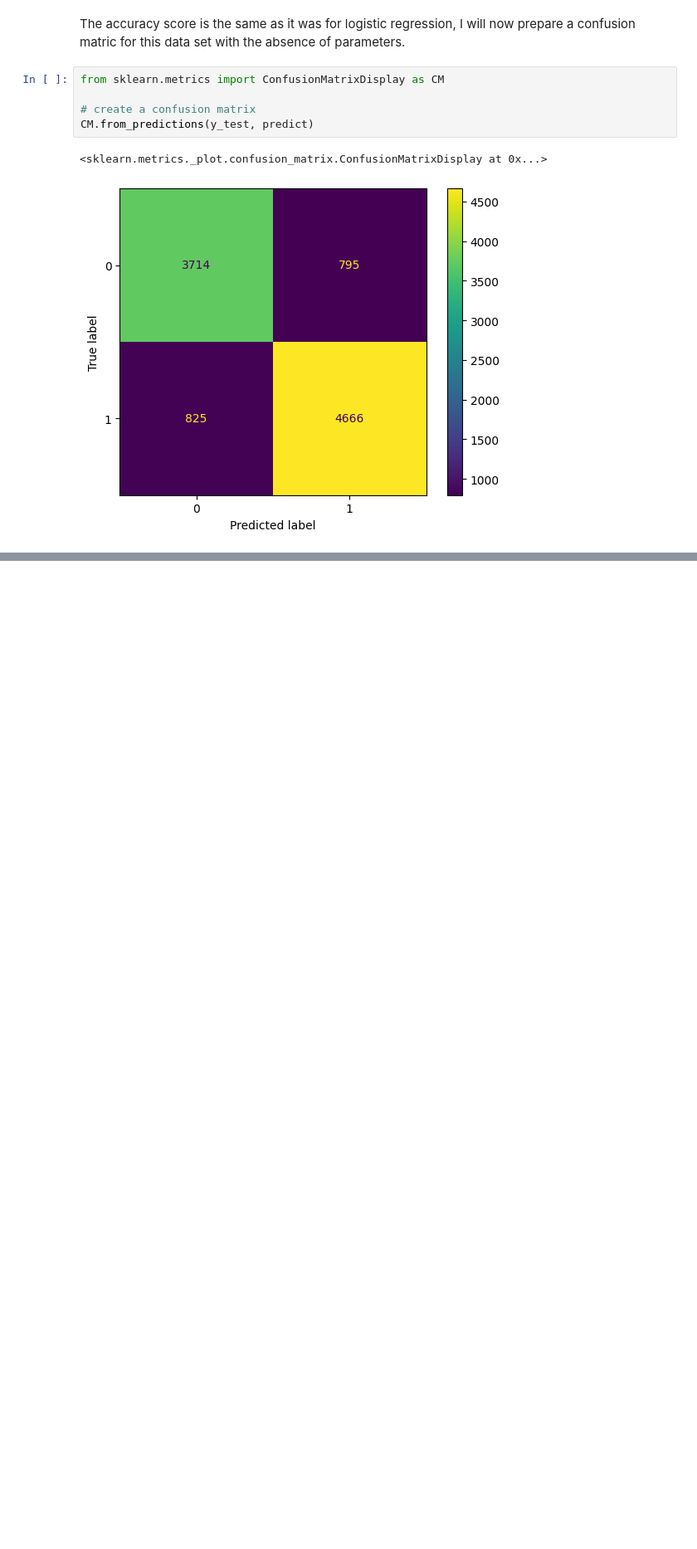
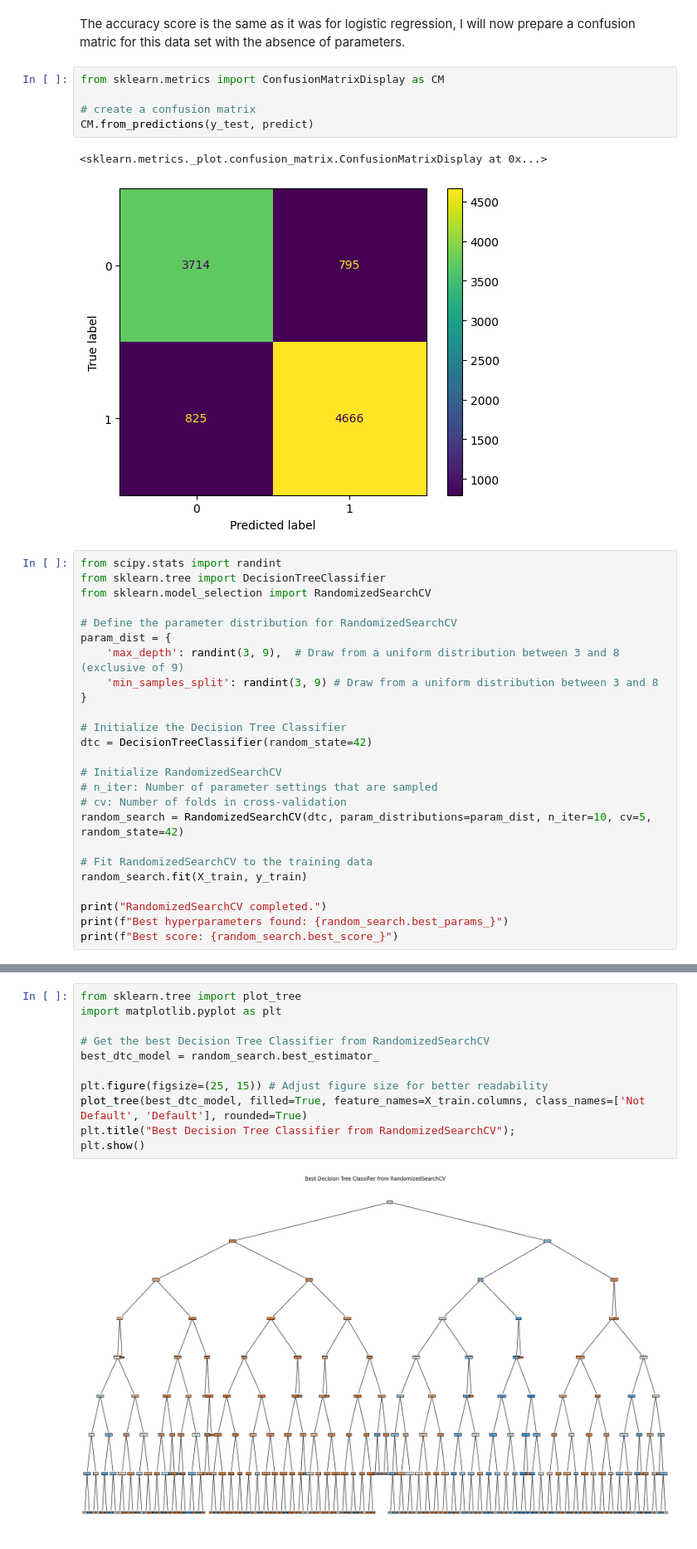
Before and after one commit to u5638928/u5638928-DataScience-GenAI-Submissions, a Jupyter notebook: Machine_learning_practice.ipynb, the cells around one changed output, grey strips where cells are left out. Shown at 83% size. Saved outputs shown, nothing was run; the diff lists cells and outputs as text; blank space fills up the shorter version.

```diff
--- a/Machine_learning_practice.ipynb
+++ b/Machine_learning_practice.ipynb
@@ -230,3 +241,28 @@ CM.from_predictions(y_test, predict)
 # %% [output]
 <sklearn.metrics._plot.confusion_matrix.ConfusionMatrixDisplay at 0x...>
 [figure]
+# %%
+from scipy.stats import randint
+from sklearn.tree import DecisionTreeClassifier
+from sklearn.model_selection import RandomizedSearchCV
+
+# Define the parameter distribution for RandomizedSearchCV
+param_dist = {
+    'max_depth': randint(3, 9),  # Draw from a uniform distribution between 3 and 8 (exclusive of 9)
+    'min_samples_split': randint(3, 9) # Draw from a uniform distribution between 3 and 8
+}
+
+# Initialize the Decision Tree Classifier
+dtc = DecisionTreeClassifier(random_state=42)
+
+# Initialize RandomizedSearchCV
+# n_iter: Number of parameter settings that are sampled
+# cv: Number of folds in cross-validation
+random_search = RandomizedSearchCV(dtc, param_distributions=param_dist, n_iter=10, cv=5, random_state=42)
+
+# Fit RandomizedSearchCV to the training data
+random_search.fit(X_train, y_train)
+
+print("RandomizedSearchCV completed.")
+print(f"Best hyperparameters found: {random_search.best_params_}")
+print(f"Best score: {random_search.best_score_}")
@@ -232,0 +277,13 @@ CM.from_predictions(y_test, predict)
+# %%
+from sklearn.tree import plot_tree
+import matplotlib.pyplot as plt
+
+# Get the best Decision Tree Classifier from RandomizedSearchCV
+best_dtc_model = random_search.best_estimator_
+
+plt.figure(figsize=(25, 15)) # Adjust figure size for better readability
+plot_tree(best_dtc_model, filled=True, feature_names=X_train.columns, class_names=['Not Default', 'Default'], rounded=True)
+plt.title("Best Decision Tree Classifier from RandomizedSearchCV");
+plt.show()
+# %% [output]
+[figure, added]
```
Also changed, not shown: parts of 13 cells of this notebook.
